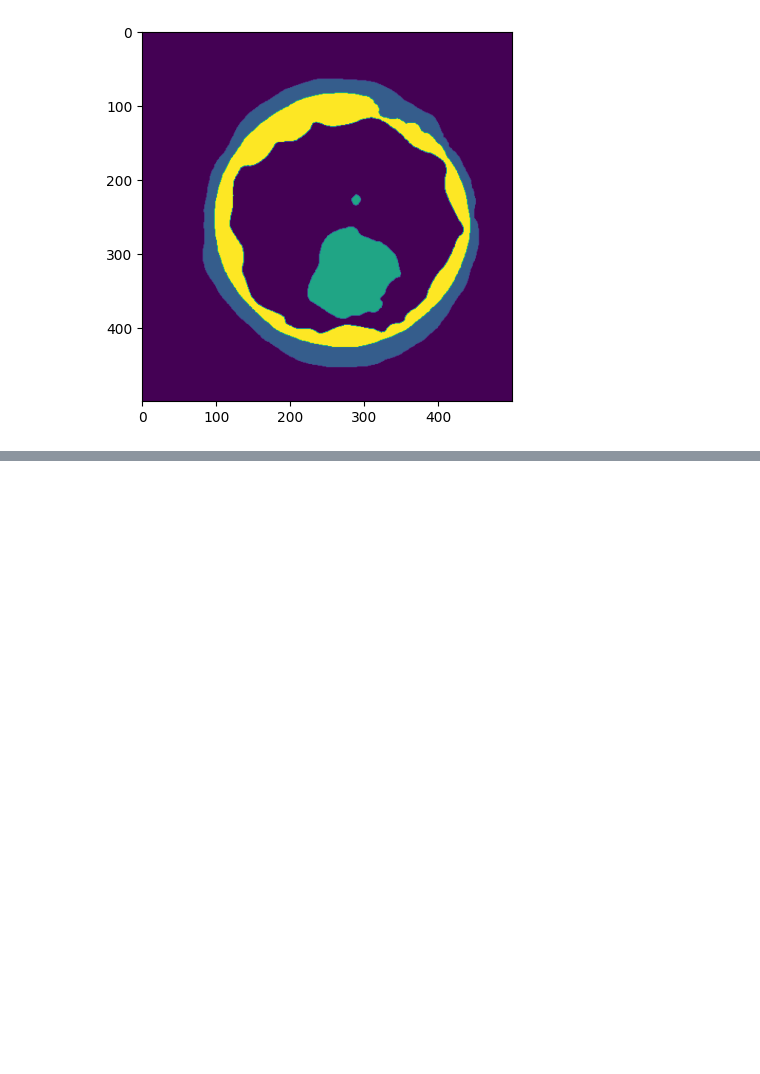
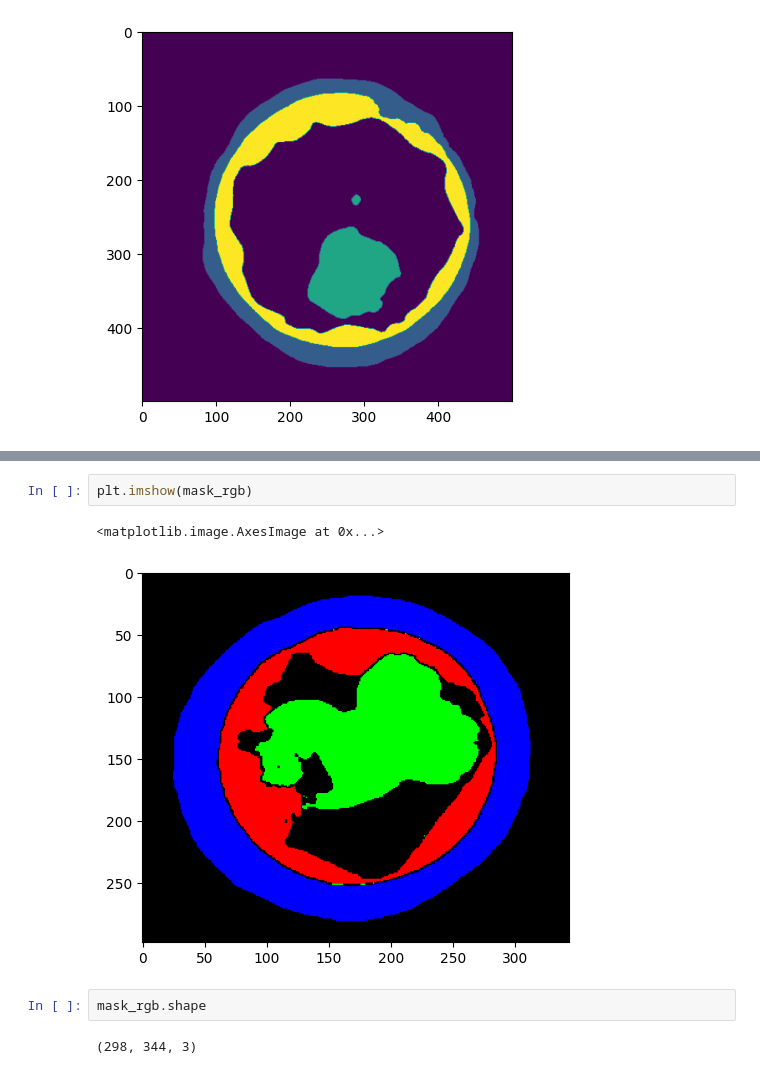
Before and after one commit to mavillot/Blastocyst-Seg, a Jupyter notebook: Notebooks/Deeplab-resnet50.ipynb, the cells around one changed output, grey strips where cells are left out. Cells and saved outputs as stored; diff of their text form; blank space fills up the shorter version.

```diff
--- a/Notebooks/Deeplab-resnet50.ipynb
+++ b/Notebooks/Deeplab-resnet50.ipynb
@@ -419,0 +437,9 @@ plt.imshow(mask)
+# %%
+plt.imshow(mask_rgb)
+# %% [output]
+<matplotlib.image.AxesImage at 0x...>
+[figure, added]
+# %%
+mask_rgb.shape
+# %% [output]
+(298, 344, 3)
```
Also changed, not shown: parts of 5 cells of this notebook, 5 other files.
